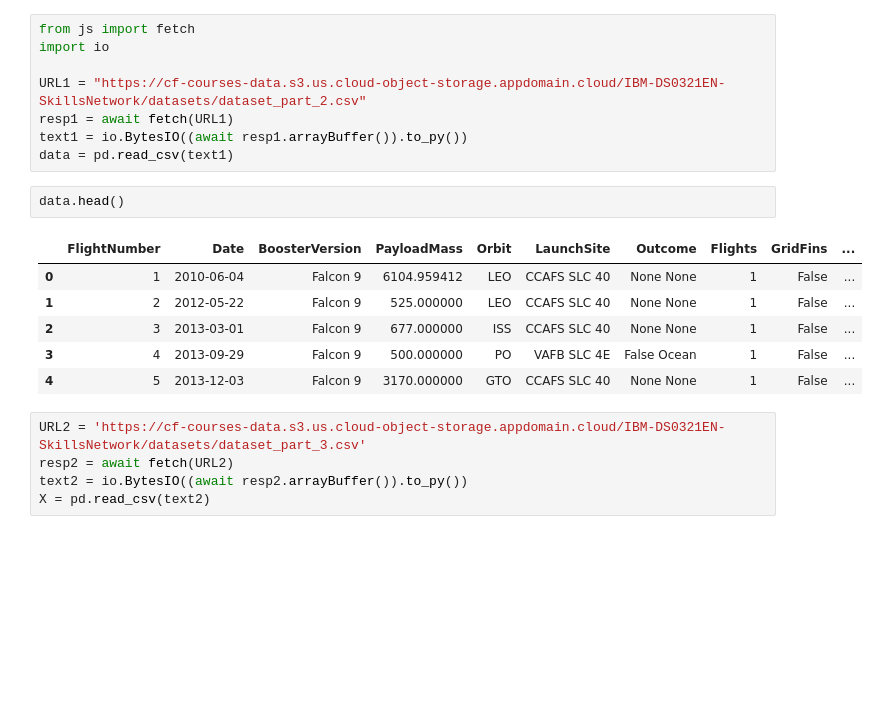
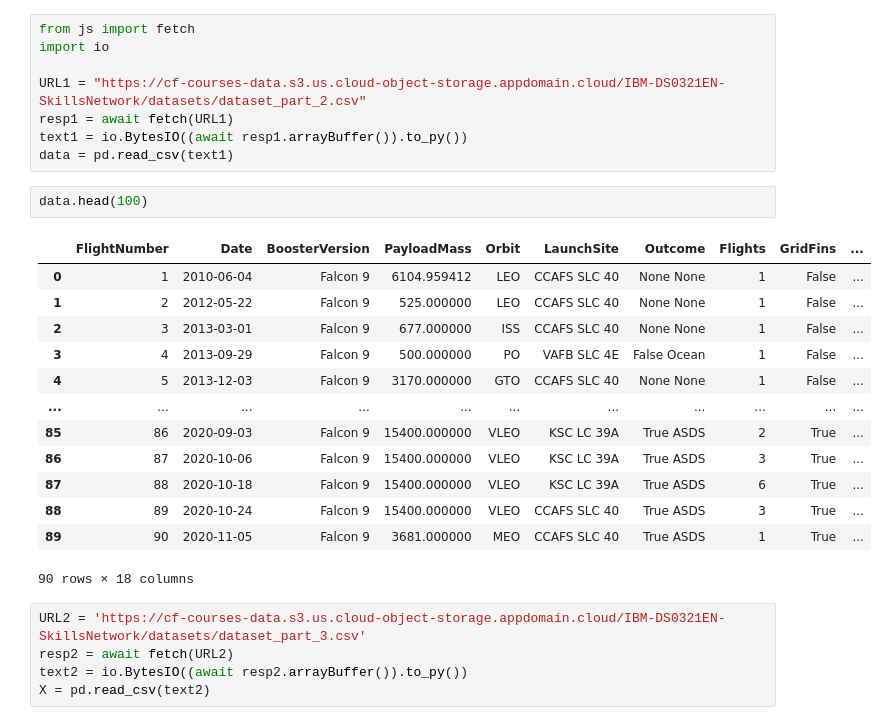
Before and after one commit to stas-shavlev/IBM-Applied-Data-Science-Capstone, a Jupyter notebook: 7-SpaceX_Machine Learning Prediction_Part_5.ipynb, the cells around one changed output. Saved outputs shown, nothing was run; the diff lists cells and outputs as text; blank space fills up the shorter version.

```diff
--- a/7-SpaceX_Machine Learning Prediction_Part_5.ipynb
+++ b/7-SpaceX_Machine Learning Prediction_Part_5.ipynb
@@ -100,14 +93,21 @@ resp1 = await fetch(URL1)
 text1 = io.BytesIO((await resp1.arrayBuffer()).to_py())
 data = pd.read_csv(text1)
 # %%
-data.head()
+data.head(100)
 # %% [output]
 |  | FlightNumber | Date | BoosterVersion | PayloadMass | Orbit | LaunchSite | Outcome | Flights | GridFins | ... |
 | 0 | 1 | 2010-06-04 | Falcon 9 | 6104.959412 | LEO | CCAFS SLC 40 | None None | 1 | False | ... |
 | 1 | 2 | 2012-05-22 | Falcon 9 | 525.000000 | LEO | CCAFS SLC 40 | None None | 1 | False | ... |
 | 2 | 3 | 2013-03-01 | Falcon 9 | 677.000000 | ISS | CCAFS SLC 40 | None None | 1 | False | ... |
 | 3 | 4 | 2013-09-29 | Falcon 9 | 500.000000 | PO | VAFB SLC 4E | False Ocean | 1 | False | ... |
 | 4 | 5 | 2013-12-03 | Falcon 9 | 3170.000000 | GTO | CCAFS SLC 40 | None None | 1 | False | ... |
+| ... | ... | ... | ... | ... | ... | ... | ... | ... | ... | ... |
+| 85 | 86 | 2020-09-03 | Falcon 9 | 15400.000000 | VLEO | KSC LC 39A | True ASDS | 2 | True | ... |
+| 86 | 87 | 2020-10-06 | Falcon 9 | 15400.000000 | VLEO | KSC LC 39A | True ASDS | 3 | True | ... |
+| 87 | 88 | 2020-10-18 | Falcon 9 | 15400.000000 | VLEO | KSC LC 39A | True ASDS | 6 | True | ... |
+| 88 | 89 | 2020-10-24 | Falcon 9 | 15400.000000 | VLEO | CCAFS SLC 40 | True ASDS | 3 | True | ... |
+| 89 | 90 | 2020-11-05 | Falcon 9 | 3681.000000 | MEO | CCAFS SLC 40 | True ASDS | 1 | True | ... |
+90 rows × 18 columns
 # %%
 URL2 = 'https://cf-courses-data.s3.us.cloud-object-storage.appdomain.cloud/IBM-DS0321EN-SkillsNetwork/datasets/dataset_part_3.csv'
 resp2 = await fetch(URL2)
```
Also changed, not shown: parts of 21 cells of this notebook.
